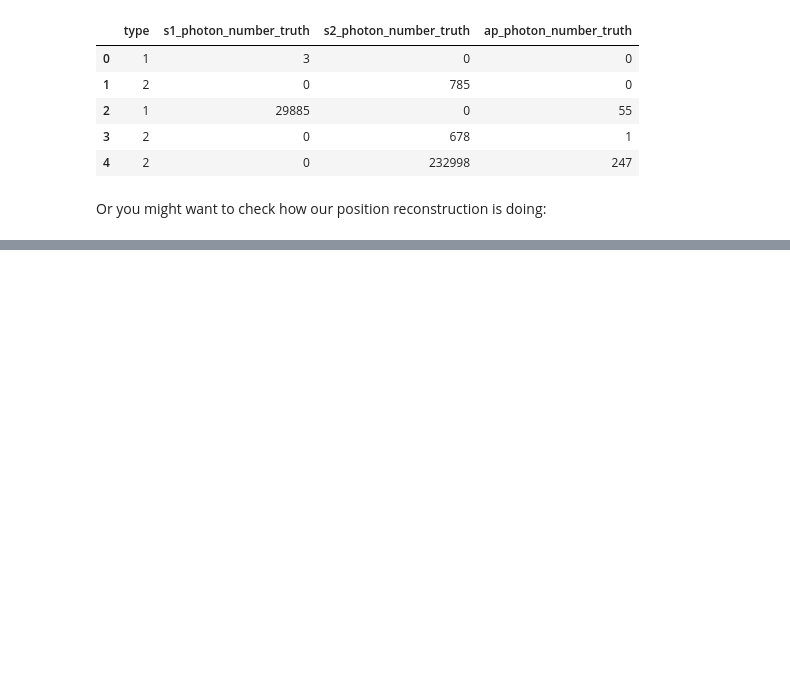
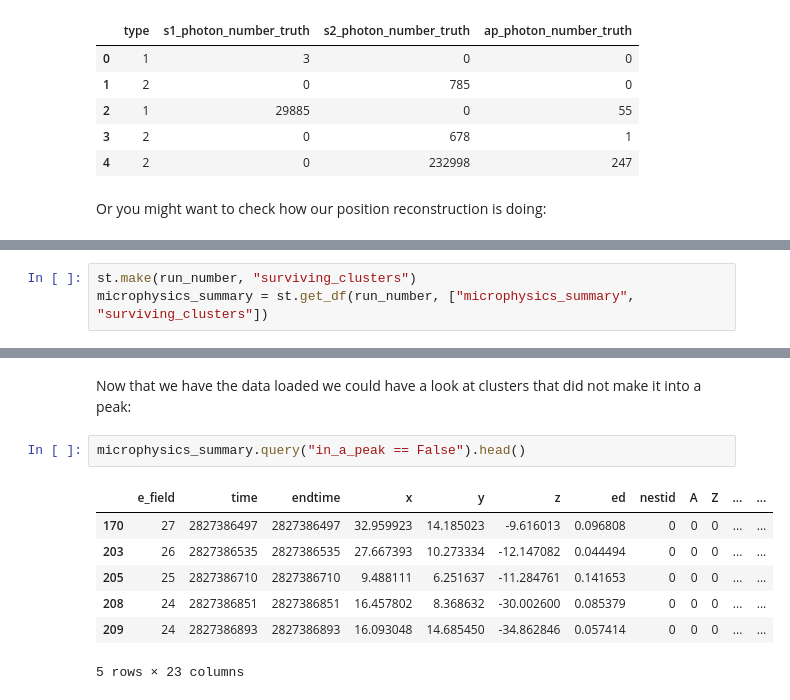
Before and after one commit to XENONnT/fuse, a Jupyter notebook: examples/5_Simulation_Truth.ipynb, the cells around one changed output, grey strips where cells are left out. Cells and saved outputs as stored; diff of their text form; blank space fills up the shorter version.

```diff
--- a/examples/5_Simulation_Truth.ipynb
+++ b/examples/5_Simulation_Truth.ipynb
@@ -184,0 +191,3 @@ peak_basics[["type","x","y", "average_x_of_contributing_clusters", "average_y_of
+# %%
+st.make(run_number, "surviving_clusters")
+microphysics_summary = st.get_df(run_number, ["microphysics_summary", "surviving_clusters"])
@@ -184,0 +201,12 @@ peak_basics[["type","x","y", "average_x_of_contributing_clusters", "average_y_of
+# %% [markdown]
+Now that we have the data loaded we could have a look at clusters that did not make it into a peak:
+# %%
+microphysics_summary.query("in_a_peak == False").head()
+# %% [output]
+|  | e_field | time | endtime | x | y | z | ed | nestid | A | Z | ... | ... |
+| 170 | 27 | 2827386497 | 2827386497 | 32.959923 | 14.185023 | -9.616013 | 0.096808 | 0 | 0 | 0 | ... | ... |
+| 203 | 26 | 2827386535 | 2827386535 | 27.667393 | 10.273334 | -12.147082 | 0.044494 | 0 | 0 | 0 | ... | ... |
+| 205 | 25 | 2827386710 | 2827386710 | 9.488111 | 6.251637 | -11.284761 | 0.141653 | 0 | 0 | 0 | ... | ... |
+| 208 | 24 | 2827386851 | 2827386851 | 16.457802 | 8.368632 | -30.002600 | 0.085379 | 0 | 0 | 0 | ... | ... |
+| 209 | 24 | 2827386893 | 2827386893 | 16.093048 | 14.685450 | -34.862846 | 0.057414 | 0 | 0 | 0 | ... | ... |
+5 rows × 23 columns
```
Also changed, not shown: parts of 4 cells of this notebook, 1 other file.
